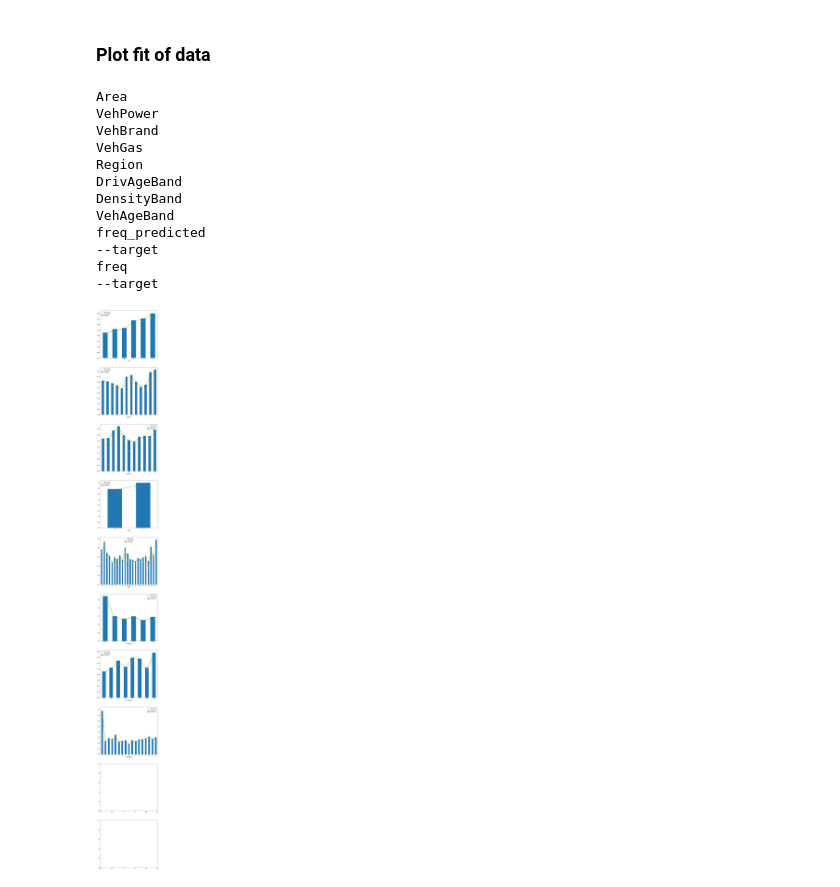
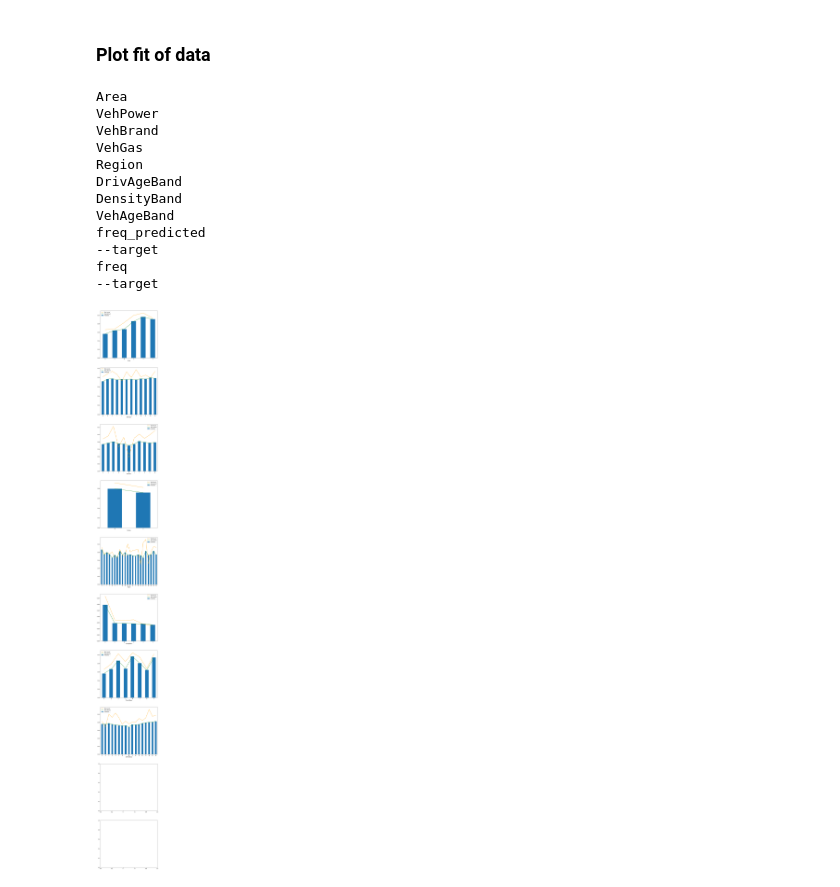
Before and after one commit to mlwp3/pricing, a Jupyter notebook: PD/version 2/modelling_freq_regressor.ipynb, the cells around one changed output. Drawn from its saved outputs; the diff is of its cells as text; code cells hidden in the pictures.

```diff
--- a/PD/version 2/modelling_freq_regressor.ipynb
+++ b/PD/version 2/modelling_freq_regressor.ipynb
@@ -87,12 +65,11 @@ Name: freq, Length: 186, dtype: int64
 ## Split target from factors
 # %%
 #sets used to train (resampled sets)
-x_train = data_train_resampled[label_encode_factors].copy()
-y_train = data_train_resampled[target_name].copy()
+x_train = data_train_encoded[label_encode_factors].copy()
+x_train_weights = data_train_encoded['Exposure']
+y_train = data_train_encoded[target_name].copy()
 
 #sets used to predict (and evaluate prediction)
-x_train_to_predict = data_train_encoded[label_encode_factors].copy()
-y_train_to_predict = data_train_encoded[target_name].copy()
 x_test = data_test_encoded[label_encode_factors].copy()
 y_test = data_test_encoded[target_name].copy()
 # %% [markdown]
@@ -100,14 +79,16 @@ y_test = data_test_encoded[target_name].copy()
 # %%
 %%time
-clf_rf = RandomForestRegressor(min_samples_leaf=5,
-                                n_estimators=100,
-                                max_depth=50,
+clf_rf = RandomForestRegressor(min_samples_leaf=50,
+                                n_estimators=200,
+                                max_depth=5,
                                 max_features='auto',
                                 criterion='mse',    #mse or mae
                                 verbose=True,
                                 oob_score=True,
                                 n_jobs=3)
 #fit values
-clf_rf = clf_rf.fit(x_train.values, y_train.values)
+clf_rf = clf_rf.fit(x_train.values,
+                    y_train.values,
+                    sample_weight=x_train_weights)
 # %% [output]
 [Parallel(n_jobs=3)]: Using backend ThreadingBackend with 3 concurrent workers.
@@ -117,6 +99,6 @@ Wall time: 2min 39s
 # %%
 #predict values
-y_train_predicted_rf = clf_rf.predict(x_train_to_predict.values)
+y_train_predicted_rf = clf_rf.predict(x_train.values)
 y_test_predicted_rf = clf_rf.predict(x_test.values)
 # %% [output]
 [Parallel(n_jobs=3)]: Using backend ThreadingBackend with 3 concurrent workers.
@@ -130,10 +114,13 @@ y_test_predicted_rf = clf_rf.predict(x_test.values)
 # %%
 target_name_predicted = target_name + '_predicted'
 
-x_train_to_predict[target_name_predicted] = y_train_predicted_rf
-x_train_to_predict[target_name] = y_train_to_predict
-x_test[target_name_predicted] = y_test_predicted_rf
-x_test[target_name] = y_test
+out_train = x_train.copy()
+out_test = x_test.copy()
+
+out_train[target_name_predicted] = y_train_predicted_rf
+out_train[target_name] = y_train
+out_test[target_name_predicted] = y_test_predicted_rf
+out_test[target_name] = y_test
 # %% [markdown]
 # Test the results
 # %%
@@ -203,19 +188,19 @@ print(len(data_test_out), len(data_train_out))
 # %% [markdown]
 ### Plot fit of data
 # %%
-fig = du.plot_factors(x_test, target_name, target_name_predicted, x_train_to_predict)
+fig = du.plot_factors(out_test, target_name, target_name_predicted, out_train)
 fig.show()
 # %% [output]
 Area
 VehPower
 VehBrand
 VehGas
 Region
 DrivAgeBand
 DensityBand
 VehAgeBand
 freq_predicted
 --target
 freq
 --target
-[figure, old version]
+[figure, new version]
```
Also changed, not shown: parts of 11 cells of this notebook, 35 other files.
